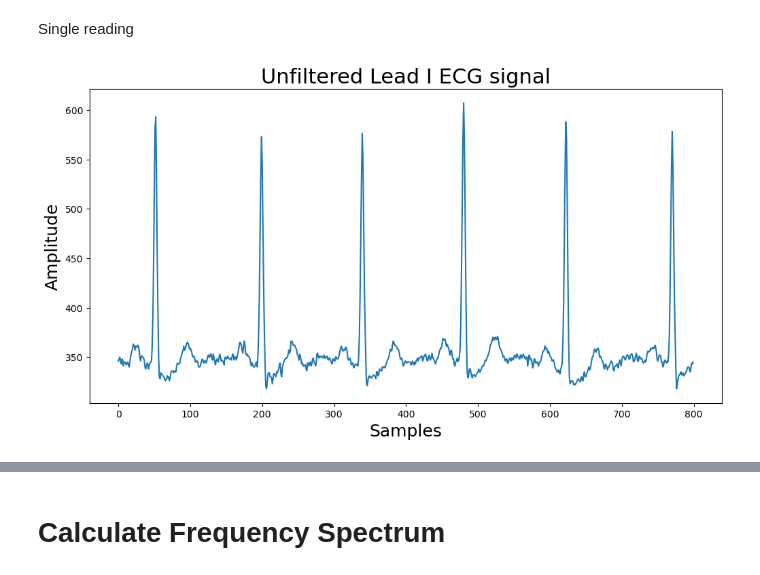
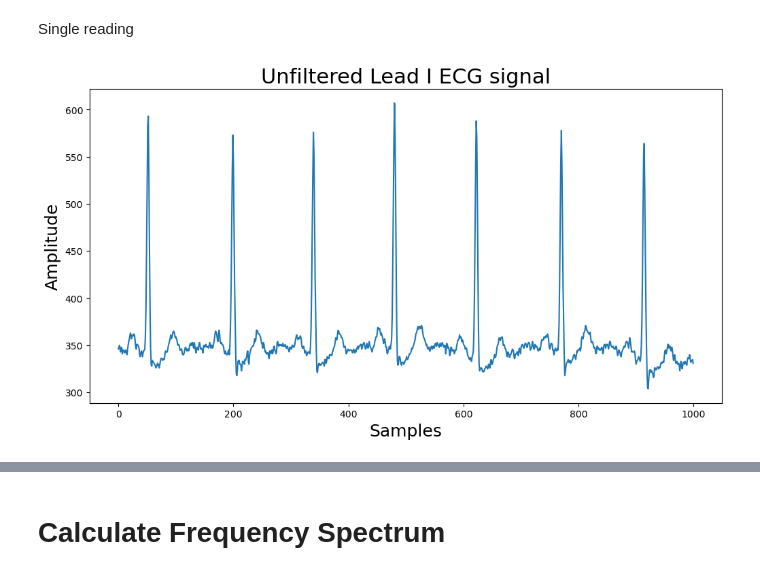
Before and after one commit to SanuthiVihansa/CardioFit-AI, a Jupyter notebook: ECG Device/Python/Compare-frequency-spectrum.ipynb, the cells around one changed output, grey strips where cells are left out. Cells and saved outputs as stored; diff of their text form; code cells hidden in the pictures.

```diff
--- a/ECG Device/Python/Compare-frequency-spectrum.ipynb
+++ b/ECG Device/Python/Compare-frequency-spectrum.ipynb
@@ -306,9 +306,9 @@ Single reading
 # %%
 ecg2 = np.loadtxt(r"C:\Users\USER\Documents\SLIIT\Projects\CardioFit-AI Model\Palm Analysis\Sample ECG\2raw2000.txt")
 
-plot_ecg(ecg2[:200*4], scale=6, title='Unfiltered Lead I ECG signal')
+plot_ecg(ecg2[:200*5], scale=6, title='Unfiltered Lead I ECG signal')
 # %% [output]
-[figure, old version]
+[figure, new version]
 # %%
 # ptbxlfilteredmyecg = applyPTBXLFilters(ecg2, fs=200, hCutoff=0.5, hOrder=4, lCutoff=50, lOrder=4, sWindow=31, sPolyorder=3)
 palmfilteredmyecg = applyPalmFilters(ecg2, fs=200, notchFreq=50, notchQ=30, lcutoff=40, lorder=4, hcutoff=0.5, horder=4)
```
Also changed, not shown: parts of 7 cells of this notebook.
